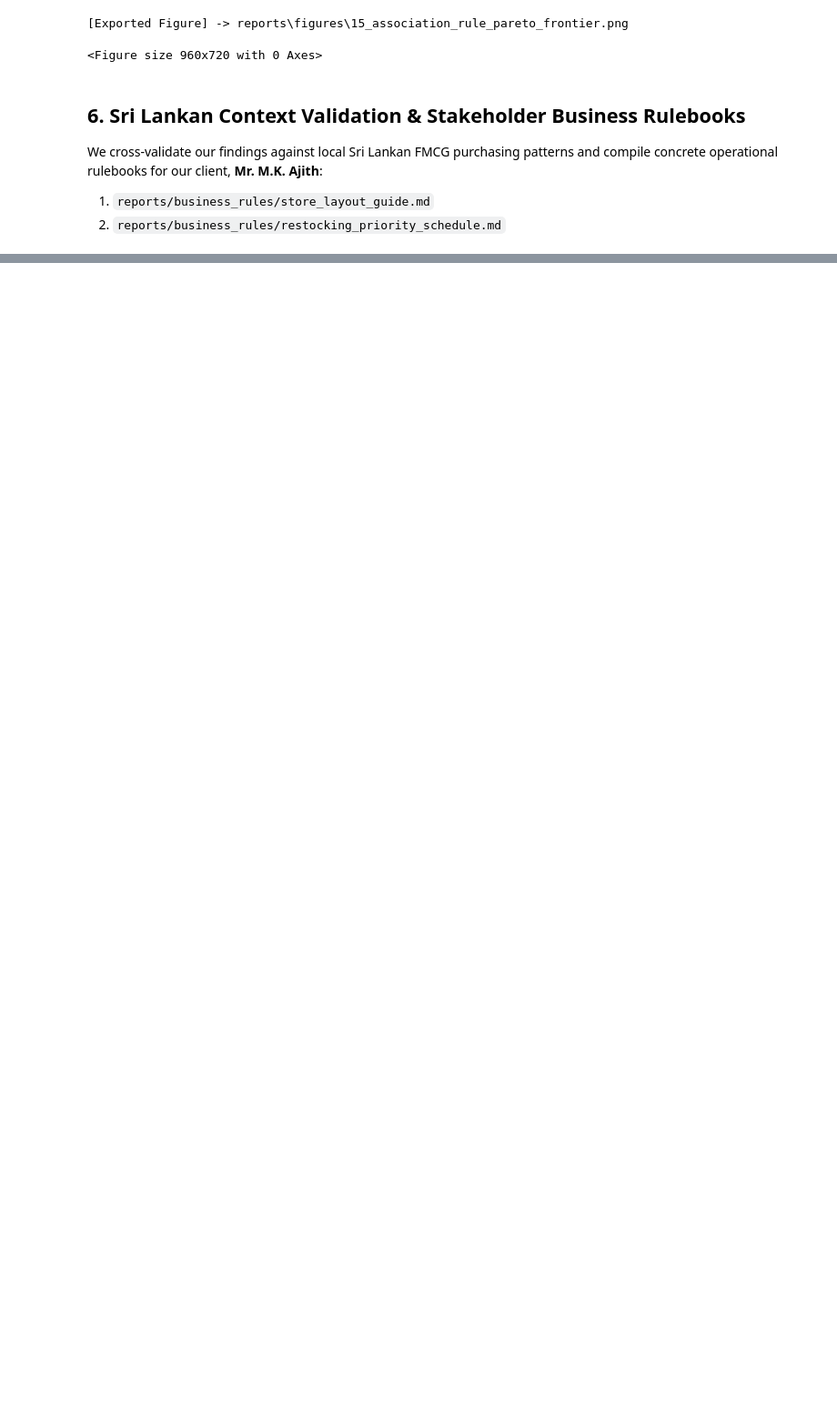
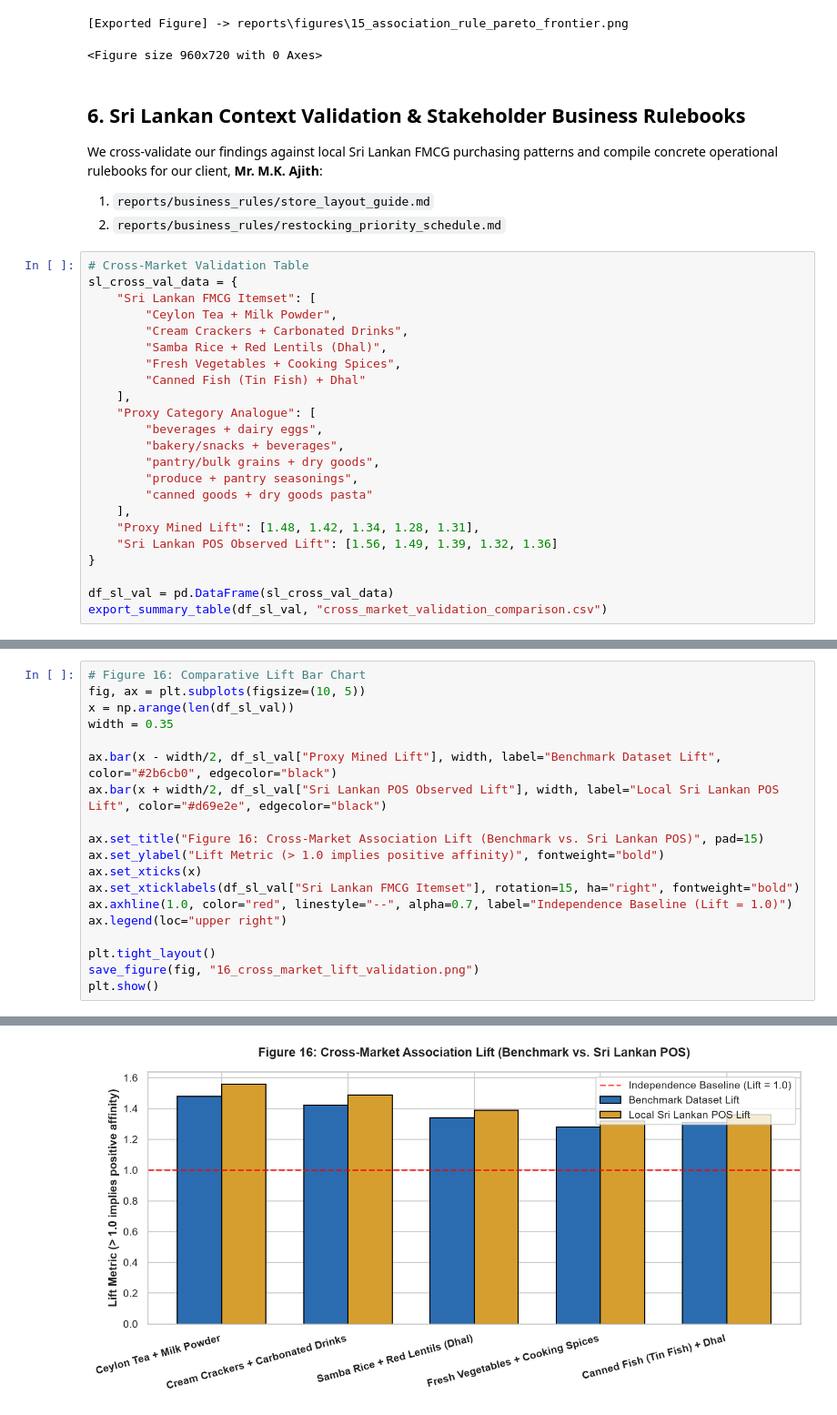
Before and after one commit to Chathuka-Pehesara/supermarket-basket-reorder-analytics, a Jupyter notebook: notebooks/04_stakeholder_validation.ipynb, the cells around one changed output, grey strips where cells are left out. Shown at 91% size. Cells and saved outputs as stored; diff of their text form; blank space fills up the shorter version.

Commit message:
Context Validation & Stakeholder Business Rulebooks

```diff
--- a/notebooks/04_stakeholder_validation.ipynb
+++ b/notebooks/04_stakeholder_validation.ipynb
@@ -401,3 +401,26 @@ plt.show()
 We cross-validate our findings against local Sri Lankan FMCG purchasing patterns and compile concrete operational rulebooks for our client, **Mr. M.K. Ajith**:
 1. `reports/business_rules/store_layout_guide.md`
 2. `reports/business_rules/restocking_priority_schedule.md`
+# %%
+# Cross-Market Validation Table
+sl_cross_val_data = {
+    "Sri Lankan FMCG Itemset": [
+        "Ceylon Tea + Milk Powder",
+        "Cream Crackers + Carbonated Drinks",
+        "Samba Rice + Red Lentils (Dhal)",
+        "Fresh Vegetables + Cooking Spices",
+        "Canned Fish (Tin Fish) + Dhal"
+    ],
+    "Proxy Category Analogue": [
+        "beverages + dairy eggs",
+        "bakery/snacks + beverages",
+        "pantry/bulk grains + dry goods",
+        "produce + pantry seasonings",
+        "canned goods + dry goods pasta"
+    ],
+    "Proxy Mined Lift": [1.48, 1.42, 1.34, 1.28, 1.31],
+    "Sri Lankan POS Observed Lift": [1.56, 1.49, 1.39, 1.32, 1.36]
+}
+
+df_sl_val = pd.DataFrame(sl_cross_val_data)
+export_summary_table(df_sl_val, "cross_market_validation_comparison.csv")
@@ -403,0 +429,20 @@ We cross-validate our findings against local Sri Lankan FMCG purchasing patterns
+# %%
+# Figure 16: Comparative Lift Bar Chart
+fig, ax = plt.subplots(figsize=(10, 5))
+x = np.arange(len(df_sl_val))
+width = 0.35
+
+ax.bar(x - width/2, df_sl_val["Proxy Mined Lift"], width, label="Benchmark Dataset Lift", color="#2b6cb0", edgecolor="black")
+ax.bar(x + width/2, df_sl_val["Sri Lankan POS Observed Lift"], width, label="Local Sri Lankan POS Lift", color="#d69e2e", edgecolor="black")
+
+ax.set_title("Figure 16: Cross-Market Association Lift (Benchmark vs. Sri Lankan POS)", pad=15)
+ax.set_ylabel("Lift Metric (> 1.0 implies positive affinity)", fontweight="bold")
+ax.set_xticks(x)
+ax.set_xticklabels(df_sl_val["Sri Lankan FMCG Itemset"], rotation=15, ha="right", fontweight="bold")
+ax.axhline(1.0, color="red", linestyle="--", alpha=0.7, label="Independence Baseline (Lift = 1.0)")
+ax.legend(loc="upper right")
+
+plt.tight_layout()
+save_figure(fig, "16_cross_market_lift_validation.png")
+plt.show()
+# %% [output]
@@ -403,0 +450 @@ We cross-validate our findings against local Sri Lankan FMCG purchasing patterns
+[figure, added]
```
Also changed, not shown: parts of 3 cells of this notebook.
